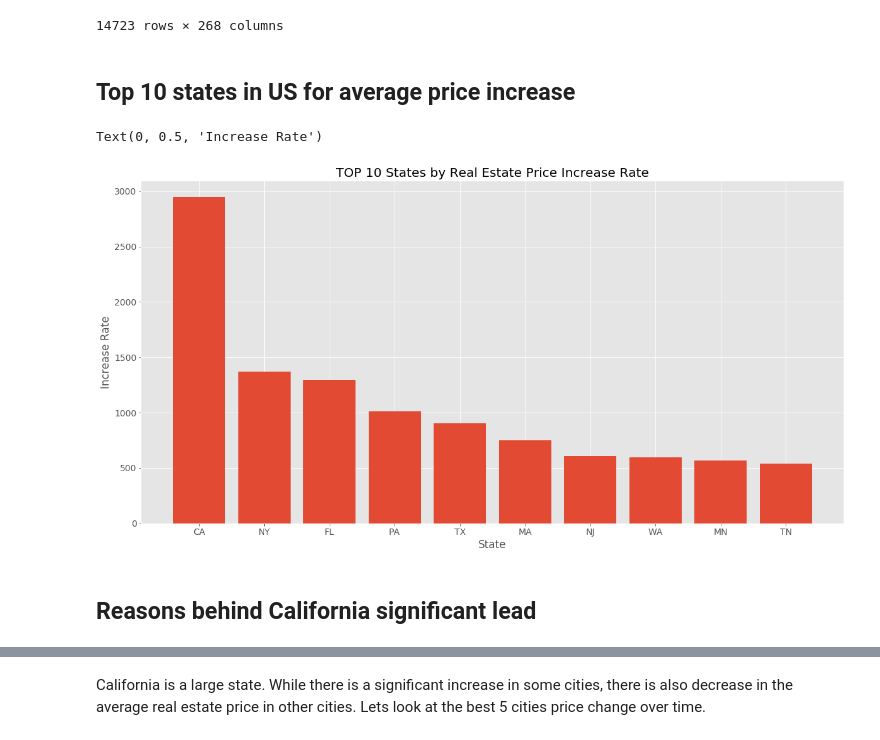
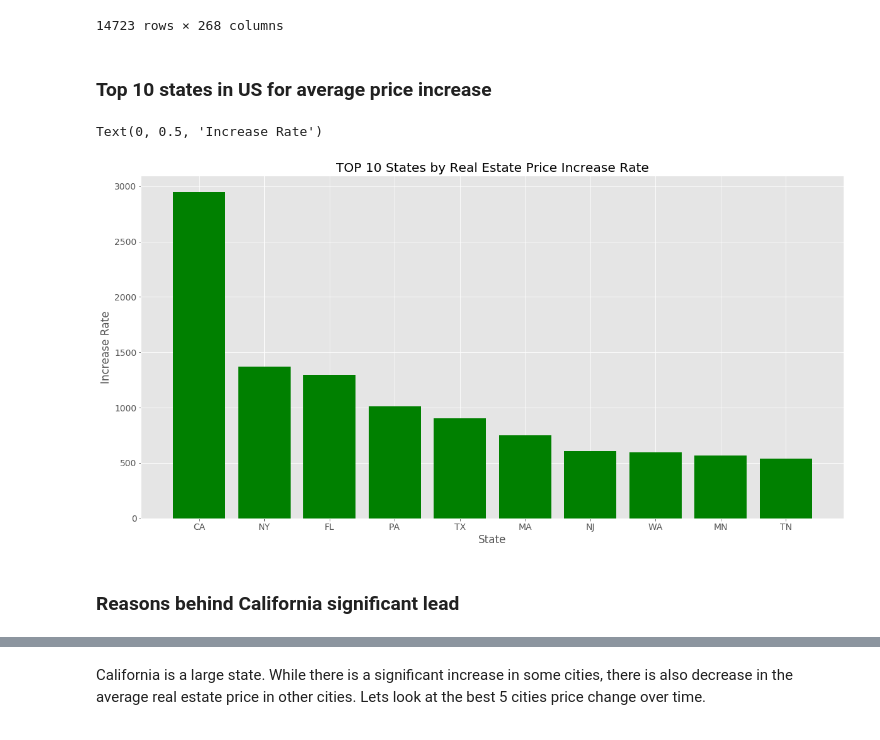
Before and after one commit to fcamuz/time-series-model-for-forecasting, a Jupyter notebook: mod_4_starter_notebook.ipynb, the cells around one changed output, grey strips where cells are left out. Saved outputs shown, nothing was run; the diff lists cells and outputs as text; code cells hidden in the pictures.

```diff
--- a/mod_4_starter_notebook.ipynb
+++ b/mod_4_starter_notebook.ipynb
@@ -150,18 +141,18 @@ df_full_states
 | 89155 | NV | 176400 | 176300 | 176100 | 176000 | 175900 | 175800 | 175800 | 176000 | 176200 | ... | ... |
 14723 rows × 268 columns
 # %% [markdown]
-## Top 10 states in US for average price increase
+### Top 10 states in US for average price increase
 # %%
 plt.figure(figsize = (20,10))
-plt.bar(top10_state.index, top10_state['increase_rate'] )
+plt.bar(top10_state.index, top10_state['increase_rate'] , color='green')
 plt.title('TOP 10 States by Real Estate Price Increase Rate')
 plt.xlabel('State')
 plt.ylabel('Increase Rate')
 # %% [output]
 Text(0, 0.5, 'Increase Rate')
-[figure, old version]
+[figure, new version]
 # %% [markdown]
-## Reasons behind California significant lead
+### Reasons behind California significant lead
 # %%
 #I would like to see how why California is so different than the others.
 df_full_CA= df_full_2[df_full_2['State']=='CA']
```
Also changed, not shown: parts of 28 cells of this notebook, 1 other file.
